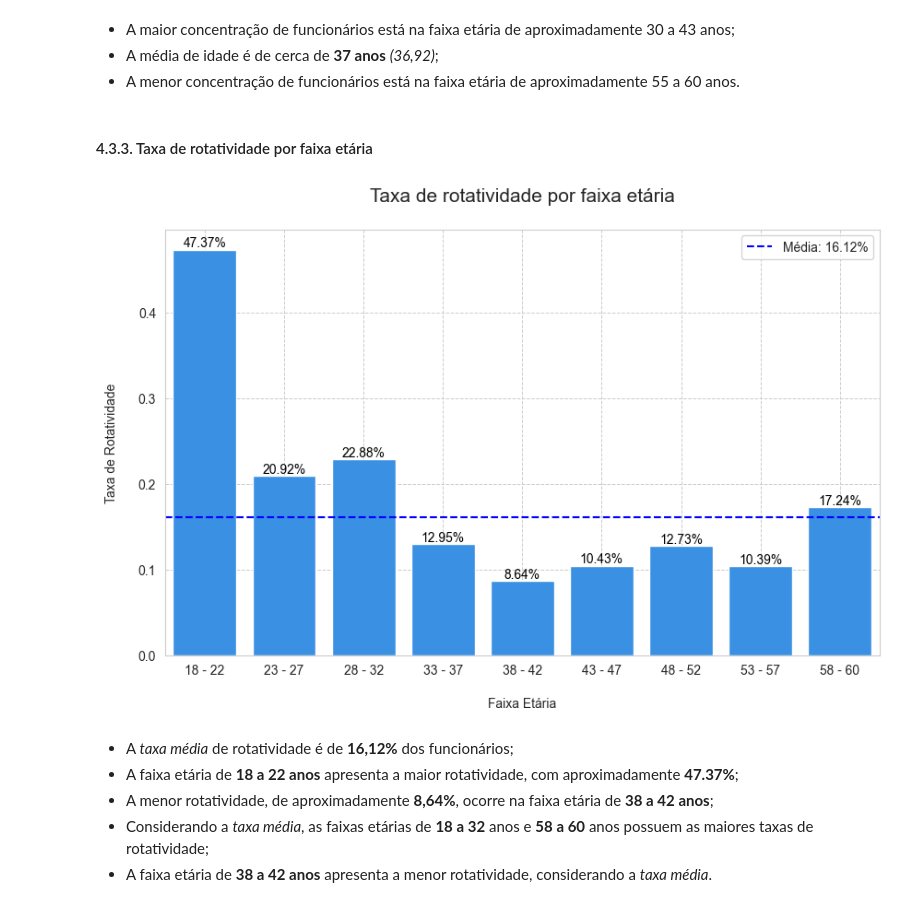
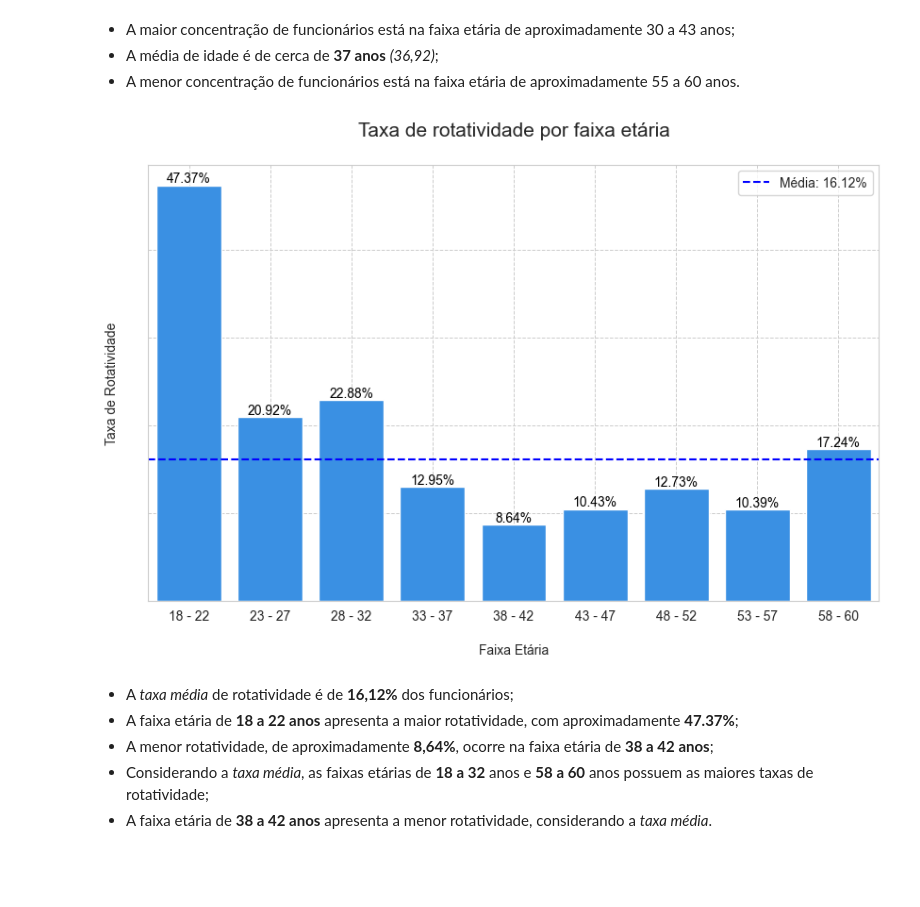
Before and after one commit to emso-exe/Analise_de_rh_-_people_analytics, a Jupyter notebook: 001_analise_de_rh.ipynb, the cells around one changed output. Cells and saved outputs as stored; diff of their text form; code cells hidden in the pictures; blank space fills up the shorter version.

```diff
--- a/001_analise_de_rh.ipynb
+++ b/001_analise_de_rh.ipynb
@@ -455,8 +452,6 @@ plt.show()
 - A maior concentração de funcionários está na faixa etária de aproximadamente 30 a 43 anos;
 - A média de idade é de cerca de **37 anos** _(36,92)_;
 - A menor concentração de funcionários está na faixa etária de aproximadamente 55 a 60 anos.
-# %% [markdown]
-#### 4.3.3. Taxa de rotatividade por faixa etária
 # %%
 # Converter valores de 'Rotatividade' para binário
 df_analise['RotatividadeBin'] = df_analise['Rotatividade'].map(
@@ -477,34 +472,37 @@ plot = sns.barplot(x=rotatividade_por_faixa.index,
 
 # Adicionar rótulos e título
 plot.set_title('Taxa de rotatividade por faixa etária\n', fontsize=15)
 plot.set(xlabel='\nFaixa Etária', ylabel='Taxa de Rotatividade\n')
 plot.tick_params(axis='both', labelsize=10)
 
 # Adicionando linha horizontal para a média
 rotatividade_media = df_analise['RotatividadeBin'].mean()
 plt.axhline(rotatividade_media, color='blue', linestyle='--',
             label=f'Média: {rotatividade_media:.2%}')
 
 # Adicionar valores sobre as barras
 for p in plot.patches:
     plot.annotate(f'{p.get_height():.2%}', (p.get_x() + p.get_width() / 2., p.get_height()),
                   ha='center', va='bottom', fontsize=10, color='black')
 
+# Removendo os valores do eixo y
+plot.set_yticklabels([])
+
 # Renomear rótulos do eixo x
 faixa_etaria_labels = ['18 - 22', '23 - 27', '28 - 32', '33 - 37',
                        '38 - 42', '43 - 47', '48 - 52', '53 - 57', '58 - 60']
 plot.set_xticklabels(faixa_etaria_labels)
 
 # Formatando grade do gráfico
 plt.grid(True, which='both', linestyle='--', linewidth=0.7)
 
 # Adicionando a legenda
 plt.legend()
 
 # Exibindo o gráfico
 plt.show()
 # %% [output]
-[figure, old version]
+[figure, new version]
 # %% [markdown]
 - A _taxa média_ de rotatividade é de **16,12%** dos funcionários;
 - A faixa etária de **18 a 22 anos** apresenta a maior rotatividade, com aproximadamente **47.37%**;
```
Also changed, not shown: parts of 16 cells of this notebook.
